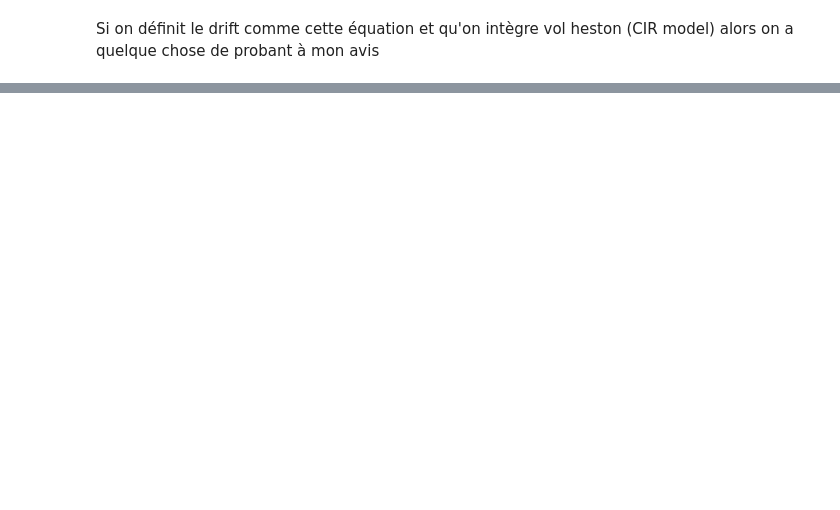
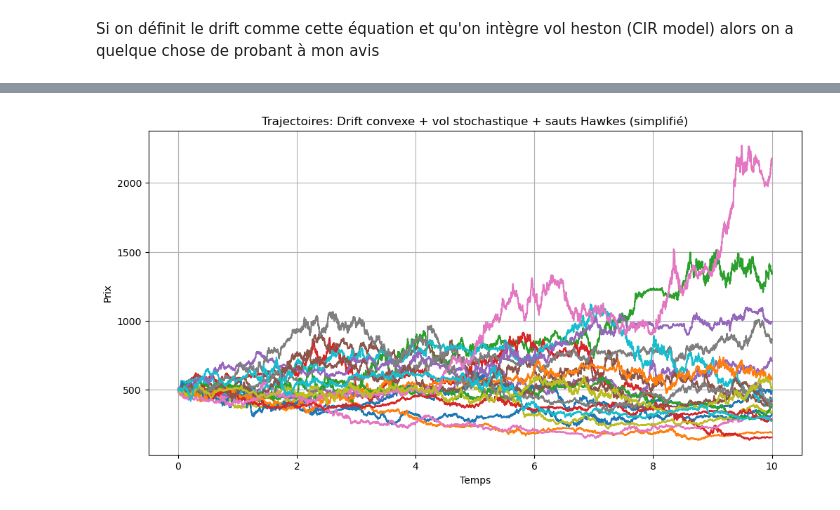
Before and after one commit to Guillaume-melis/Bictoin_price_modelisation, a Jupyter notebook: data_analysis.ipynb, the cells around one changed output, grey strips where cells are left out. Drawn from its saved outputs; the diff is of its cells as text; code cells hidden in the pictures; blank space fills up the shorter version.

```diff
--- a/data_analysis.ipynb
+++ b/data_analysis.ipynb
@@ -589,0 +713,64 @@ Si on définit le drift comme cette équation et qu'on intègre vol heston (CIR
+# %%
+# Paramètres de l'actif
+S0 = 500
+T = 10
+dt = 0.001
+N = int(T/dt)
+M = 20  # trajectoires
+
+# Drift convexe
+a, b, c = 0.01, 0.05, 0.2
+
+# Vol stochastique (CIR)
+v0, kappa, theta, sigma_v = 0.04, 2.0, 0.04, 0.3
+
+# Hawkes jump parameters
+lambda0 = 0.1
+alpha = 0.5
+beta = 3.0
+mu_J, sigma_J = 0.02, 0.05  # jump size
+
+# Initialisation
+S = np.zeros((M, N+1))
+v = np.zeros((M, N+1))
+lambda_t = np.zeros((M, N+1))
+S[:,0] = S0
+v[:,0] = v0
+lambda_t[:,0] = lambda0
+t = np.linspace(0, T, N+1)
+
+for i in range(N):
+    # Drift convexe
+    drift = a + b*t[i] + c*t[i]**2
+
+    # Vol stochastique
+    dW_v = np.sqrt(dt) * np.random.randn(M)
+    v[:,i+1] = np.abs(v[:,i] + kappa*(theta - v[:,i])*dt + sigma_v*np.sqrt(v[:,i])*dW_v)
+
+    # Brownian motion pour l'actif
+    dW_S = np.sqrt(dt) * np.random.randn(M)
+
+    # Hawkes jump: intensité dépend des sauts précédents
+    lambda_t[:,i+1] = lambda0 + (lambda_t[:,i] - lambda0)*np.exp(-beta*dt) + alpha * (S[:,i] != S[:,i])  # simplification
+
+    # Nombre de sauts (Poisson)
+    jumps = np.random.poisson(lambda_t[:,i+1]*dt)
+
+    # Taille des sauts
+    Y = 1 + np.random.normal(mu_J, sigma_J, M) * jumps
+
+    # Mise à jour prix
+    S[:,i+1] = S[:,i] + drift*dt + np.sqrt(v[:,i])*S[:,i]*dW_S
+    S[:,i+1] *= Y
+
+# Tracé
+plt.figure(figsize=(12,6))
+for m in range(M):
+    plt.plot(t, S[m])
+plt.title("Trajectoires: Drift convexe + vol stochastique + sauts Hawkes (simplifié)")
+plt.xlabel("Temps")
+plt.ylabel("Prix")
+plt.grid(True)
+plt.show()
+# %% [output]
+[figure, added]
```
Also changed, not shown: parts of 27 cells of this notebook.
